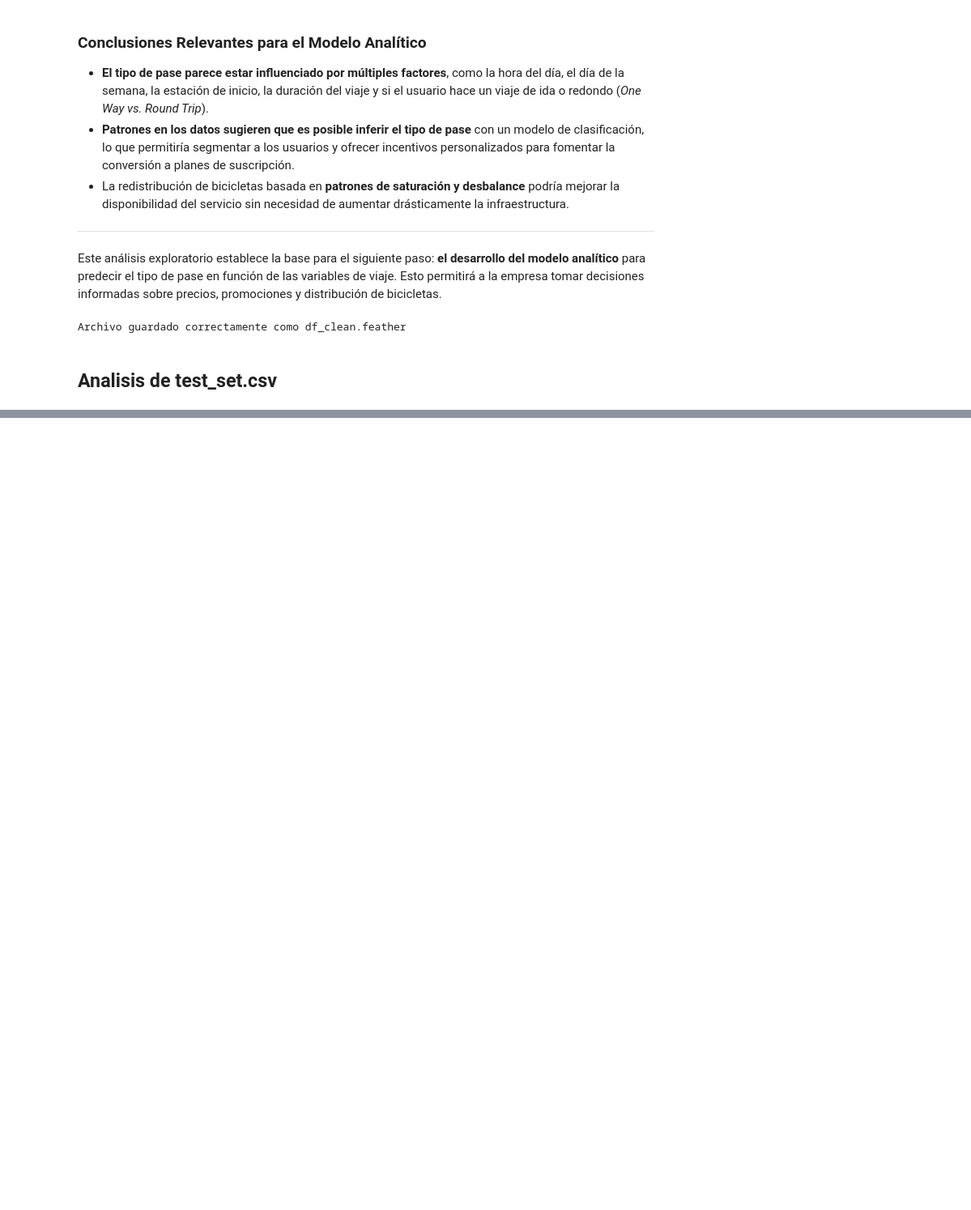
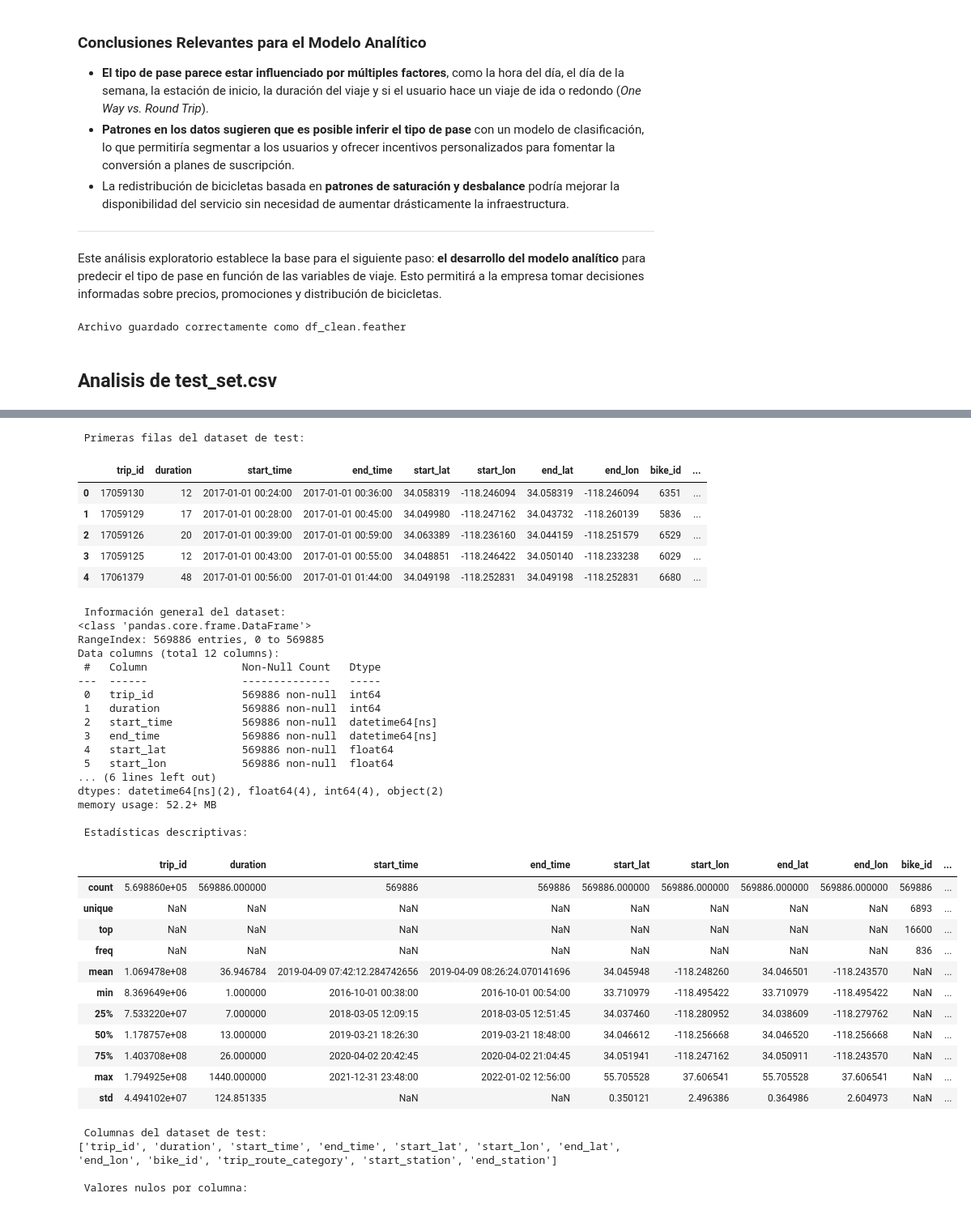
Before and after one commit to JosephFaster/arkon_ds, a Jupyter notebook: notebooks/EDAopti.ipynb, the cells around one changed output, grey strips where cells are left out. Shown at 81% size. Drawn from its saved outputs; the diff is of its cells as text; code cells hidden in the pictures; blank space fills up the shorter version.

```diff
--- a/notebooks/EDAopti.ipynb
+++ b/notebooks/EDAopti.ipynb
@@ -1341 +1094,74 @@ df_test_clean.head()
+# %%
+# Función para mostrar información general del dataset de test
+def summarize_test_data(df):
+    """Muestra un resumen general del DataFrame de test."""
+    if df is None or df.empty:
+        print(" El DataFrame de test está vacío o no se cargó correctamente.")
+        return
+
+    print("\n Primeras filas del dataset de test:")
+    display(df.head())
+
+    print("\n Información general del dataset:")
+    df.info()
+
+    print("\n Estadísticas descriptivas:")
+    display(df.describe(include='all'))
+
+    print("\n Columnas del dataset de test:")
+    print(df.columns.to_list())
+
+
+    # Rellenar valores nulos en latitudes y longitudes con valores cercanos
+    print("\n Valores nulos por columna:")
+    df[['start_lat', 'start_lon', 'end_lat', 'end_lon']] = df[['start_lat', 'start_lon', 'end_lat', 'end_lon']].fillna(df[['start_lat', 'start_lon', 'end_lat', 'end_lon']].mean())
+
+
+
+
+
+# Ejecutar funciones de análisis en el dataset de test limpio
+if df_test is not None:
+    summarize_test_data(df_test)
+# %% [output]
+ Primeras filas del dataset de test:
+|  | trip_id | duration | start_time | end_time | start_lat | start_lon | end_lat | end_lon | bike_id | ... |
+| 0 | 17059130 | 12 | 2017-01-01 00:24:00 | 2017-01-01 00:36:00 | 34.058319 | -118.246094 | 34.058319 | -118.246094 | 6351 | ... |
+| 1 | 17059129 | 17 | 2017-01-01 00:28:00 | 2017-01-01 00:45:00 | 34.049980 | -118.247162 | 34.043732 | -118.260139 | 5836 | ... |
+| 2 | 17059126 | 20 | 2017-01-01 00:39:00 | 2017-01-01 00:59:00 | 34.063389 | -118.236160 | 34.044159 | -118.251579 | 6529 | ... |
+| 3 | 17059125 | 12 | 2017-01-01 00:43:00 | 2017-01-01 00:55:00 | 34.048851 | -118.246422 | 34.050140 | -118.233238 | 6029 | ... |
+| 4 | 17061379 | 48 | 2017-01-01 00:56:00 | 2017-01-01 01:44:00 | 34.049198 | -118.252831 | 34.049198 | -118.252831 | 6680 | ... |
+ Información general del dataset:
+<class 'pandas.core.frame.DataFrame'>
+RangeIndex: 569886 entries, 0 to 569885
+Data columns (total 12 columns):
+ #   Column               Non-Null Count   Dtype
+---  ------               --------------   -----
+ 0   trip_id              569886 non-null  int64
+ 1   duration             569886 non-null  int64
+ 2   start_time           569886 non-null  datetime64[ns]
+ 3   end_time             569886 non-null  datetime64[ns]
+ 4   start_lat            569886 non-null  float64
+ 5   start_lon            569886 non-null  float64
+... (6 lines left out)
+dtypes: datetime64[ns](2), float64(4), int64(4), object(2)
+memory usage: 52.2+ MB
+
+ Estadísticas descriptivas:
+|  | trip_id | duration | start_time | end_time | start_lat | start_lon | end_lat | end_lon | bike_id | ... |
+| count | 5.698860e+05 | 569886.000000 | 569886 | 569886 | 569886.000000 | 569886.000000 | 569886.000000 | 569886.000000 | 569886 | ... |
+| unique | NaN | NaN | NaN | NaN | NaN | NaN | NaN | NaN | 6893 | ... |
+| top | NaN | NaN | NaN | NaN | NaN | NaN | NaN | NaN | 16600 | ... |
+| freq | NaN | NaN | NaN | NaN | NaN | NaN | NaN | NaN | 836 | ... |
+| mean | 1.069478e+08 | 36.946784 | 2019-04-09 07:42:12.284742656 | 2019-04-09 08:26:24.070141696 | 34.045948 | -118.248260 | 34.046501 | -118.243570 | NaN | ... |
+| min | 8.369649e+06 | 1.000000 | 2016-10-01 00:38:00 | 2016-10-01 00:54:00 | 33.710979 | -118.495422 | 33.710979 | -118.495422 | NaN | ... |
+| 25% | 7.533220e+07 | 7.000000 | 2018-03-05 12:09:15 | 2018-03-05 12:51:45 | 34.037460 | -118.280952 | 34.038609 | -118.279762 | NaN | ... |
+| 50% | 1.178757e+08 | 13.000000 | 2019-03-21 18:26:30 | 2019-03-21 18:48:00 | 34.046612 | -118.256668 | 34.046520 | -118.256668 | NaN | ... |
+| 75% | 1.403708e+08 | 26.000000 | 2020-04-02 20:42:45 | 2020-04-02 21:04:45 | 34.051941 | -118.247162 | 34.050911 | -118.243570 | NaN | ... |
+| max | 1.794925e+08 | 1440.000000 | 2021-12-31 23:48:00 | 2022-01-02 12:56:00 | 55.705528 | 37.606541 | 55.705528 | 37.606541 | NaN | ... |
+| std | 4.494102e+07 | 124.851335 | NaN | NaN | 0.350121 | 2.496386 | 0.364986 | 2.604973 | NaN | ... |
+ Columnas del dataset de test:
+['trip_id', 'duration', 'start_time', 'end_time', 'start_lat', 'start_lon', 'end_lat', 'end_lon', 'bike_id', 'trip_route_category', 'start_station', 'end_station']
+
+ Valores nulos por columna:
 # %%
```
Also changed, not shown: parts of 5 cells of this notebook, 6 other files.
